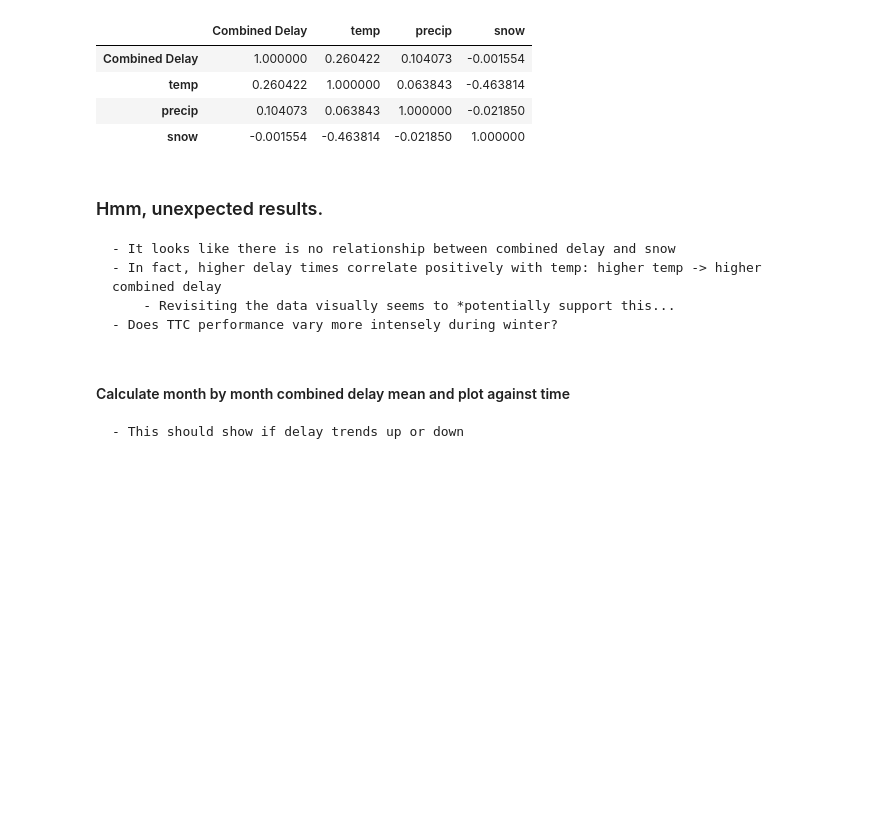
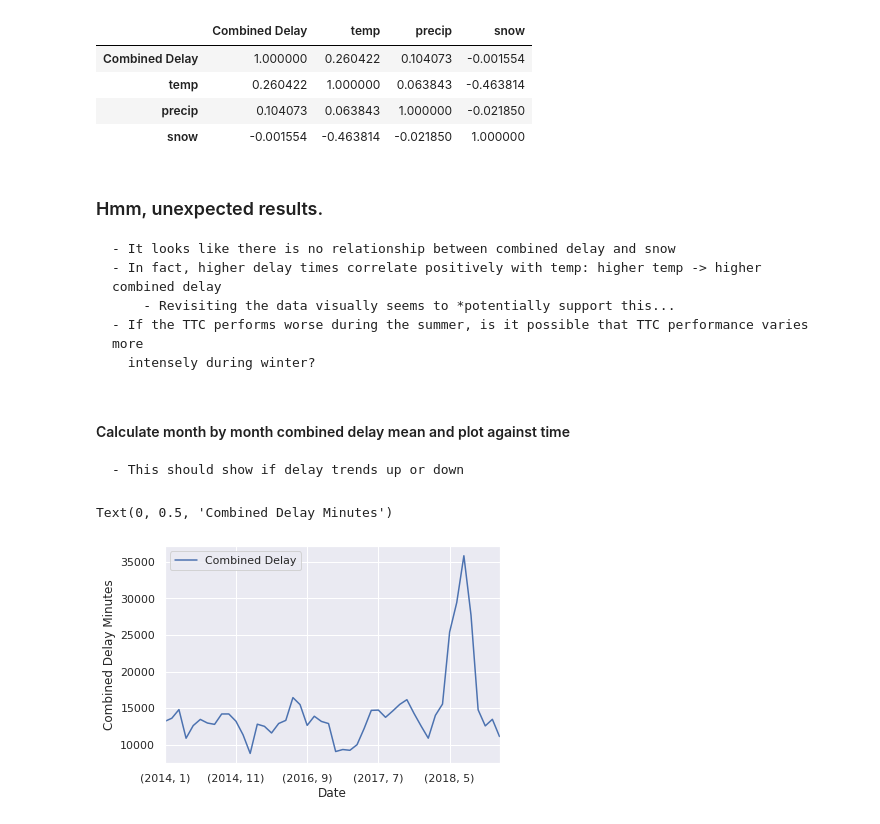
Before and after one commit to alok-drop/weather_mobility_analysis, a Jupyter notebook: snow_delay_full_data.ipynb, the cells around one changed output. Cells and saved outputs as stored; diff of their text form; code cells hidden in the pictures; blank space fills up the shorter version.

Commit message:
additional plots

```diff
--- a/snow_delay_full_data.ipynb
+++ b/snow_delay_full_data.ipynb
@@ -236,7 +251,21 @@ delay_snow_df.corr()
     - It looks like there is no relationship between combined delay and snow
     - In fact, higher delay times correlate positively with temp: higher temp -> higher combined delay
         - Revisiting the data visually seems to *potentially support this...
-    - Does TTC performance vary more intensely during winter?
+    - If the TTC performs worse during the summer, is it possible that TTC performance varies more
+      intensely during winter?
 # %% [markdown]
 #### Calculate month by month combined delay mean and plot against time
     - This should show if delay trends up or down
+# %%
+group_month = delay_snow_df.groupby([delay_snow_df.index.year.values, delay_snow_df.index.month.values]).sum()
+# %%
+from matplotlib.dates import DateFormatter
+import matplotlib.dates as mdates
+
+month_plot = group_month['Combined Delay'].plot(legend=True)
+
+month_plot.set_xlabel('Date')
+month_plot.set_ylabel('Combined Delay Minutes')
+# %% [output]
+Text(0, 0.5, 'Combined Delay Minutes')
+[figure, added]
```
Also changed, not shown: parts of 13 cells of this notebook.
